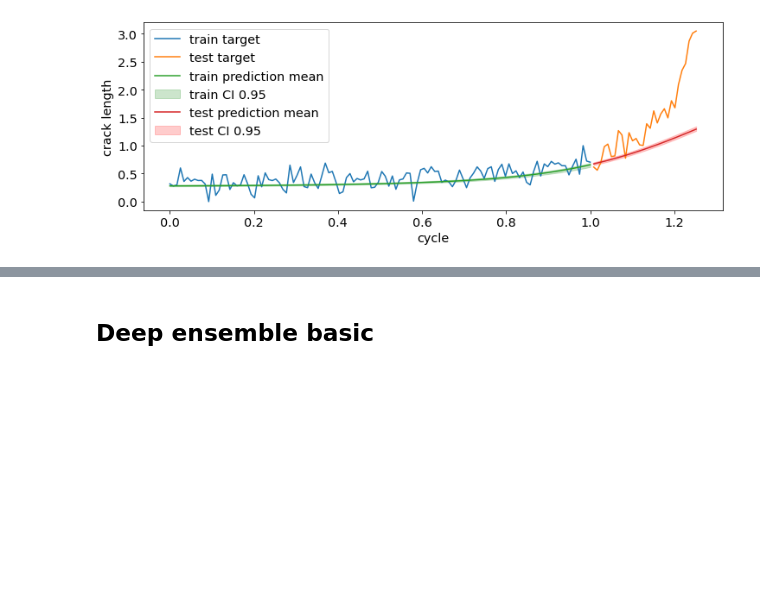
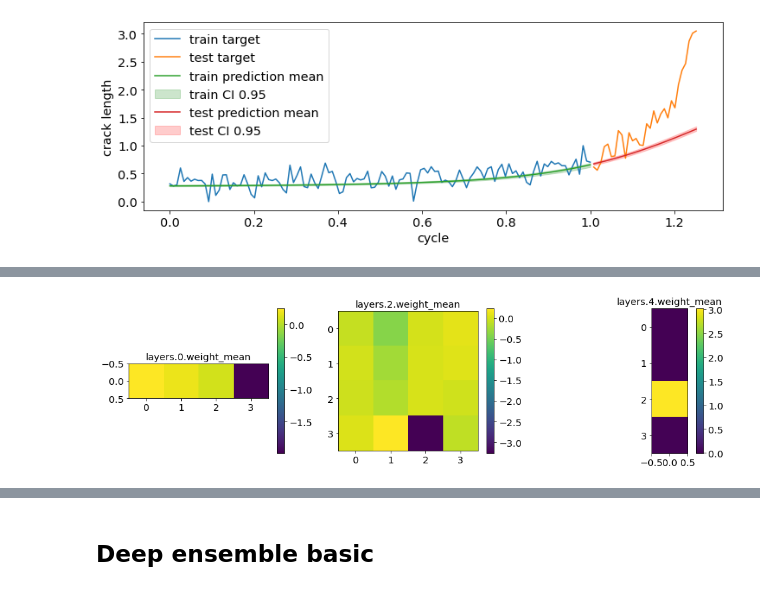
Before and after one commit to phanav/probabilistic-physics-satie, a Jupyter notebook: src/physics-inform-v2.ipynb, the cells around one changed output, grey strips where cells are left out. Saved outputs shown, nothing was run; the diff lists cells and outputs as text; code cells hidden in the pictures; blank space fills up the shorter version.

```diff
--- a/src/physics-inform-v2.ipynb
+++ b/src/physics-inform-v2.ipynb
@@ -2513,0 +2599,5 @@ Line #      Hits         Time  Per Hit   % Time  Line Contents
+# %%
+loaded_model = GaussianMLP([1, 4, 4, 1], likelihood_std=0.1, prior_std=0.1, activation=nn.Tanh)
+
+loaded_model.load_state_dict(torch.load(os.path.join(saved_model_path, "gaussian_mlp_1.pt")))
+loaded_model.eval()
@@ -2513,0 +2636,4 @@ Line #      Hits         Time  Per Hit   % Time  Line Contents
+# %%
+# OrderedDict({key:value for key, value in loaded_model.state_dict().items() if "weight_mean" in key})
+for param in loaded_model.state_dict():
+    print(param)
@@ -2513,0 +2653,22 @@ Line #      Hits         Time  Per Hit   % Time  Line Contents
+# %%
+def plot_model_parameter(model, selected_key, figsize=(16, 4)):
+    statedict = model.state_dict()
+    selected_params = OrderedDict({key: param for key, param in statedict.items() if selected_key in key})
+
+    fig, axes = plt.subplots(len(selected_params)//3, 3, figsize=(figsize))
+    axes = axes.flatten()
+
+    for ax, (key, param) in zip(axes, selected_params.items()):
+        # print(key, param.shape, param.ndim)
+        if "logstd" in selected_key:
+            param = reparameterize_std(param)
+            key += " reparam"
+        im = ax.imshow(param)
+        ax.set_title(key)
+        ax.figure.colorbar(im, ax=ax)
+
+    return fig
+# %%
+fig = plot_model_parameter(loaded_model, "weight_mean")
+# %% [output]
+[figure, added]
```
Also changed, not shown: parts of 28 cells of this notebook.
